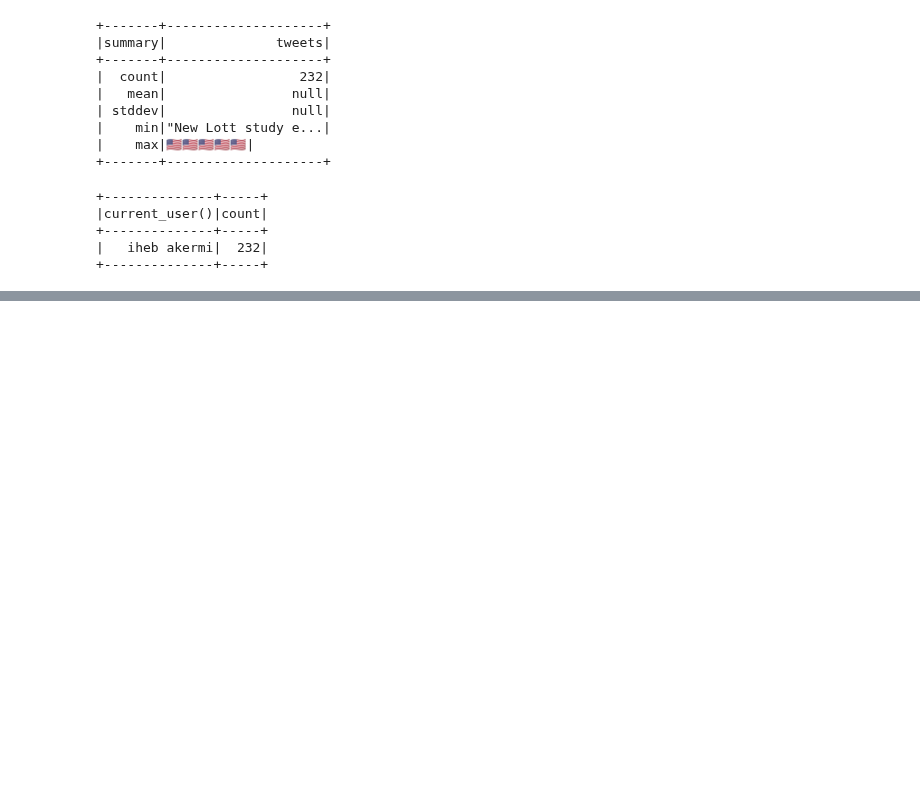
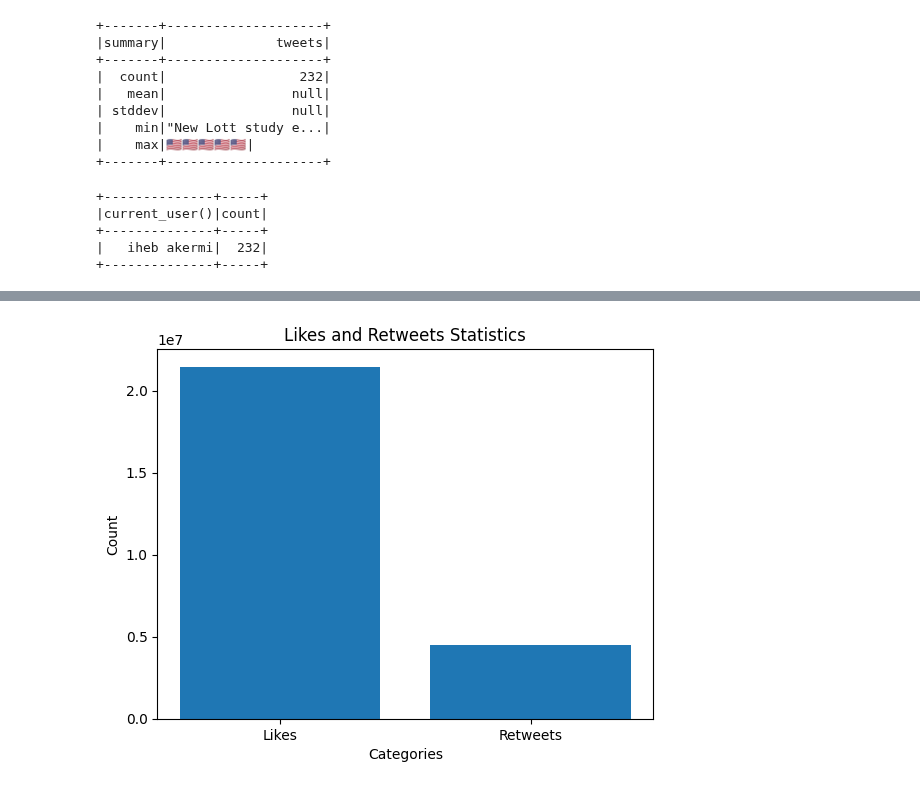
Before and after one commit to iheeebak/realtimestreming, a Jupyter notebook: twitter_streaming_2023.ipynb, the cells around one changed output, grey strips where cells are left out. Drawn from its saved outputs; the diff is of its cells as text; code cells hidden in the pictures; blank space fills up the shorter version.

```diff
--- a/twitter_streaming_2023.ipynb
+++ b/twitter_streaming_2023.ipynb
@@ -295,3 +295,32 @@ df.show(100)
 |1345509505946234881|126|2021-01-03 00:17:19|  Twitter for iPhone|     0|   14072|RT @HawleyMO: Gla...|        0|
 +-------------------+---+-------------------+--------------------+------+--------+--------------------+---------+
 only showing top 100 rows
+# %%
+import pyspark.sql.functions as F
+from pyspark.sql import SparkSession
+import matplotlib.pyplot as plt
+
+
+
+# Sélectionner les colonnes pertinentes (likes et retweets)
+data = df.select('likes', 'retweets')
+
+# Agréger les statistiques en utilisant Spark SQL
+stats = df.agg(F.sum('likes').alias('total_likes'), F.sum('retweets').alias('total_retweets')).first()
+
+
+# Extraire les valeurs des statistiques
+total_likes = stats['total_likes']
+total_retweets = stats['total_retweets']
+
+# Tracer le graphique à barres
+categories = ['Likes', 'Retweets']
+values = [total_likes, total_retweets]
+
+plt.bar(categories, values)
+plt.xlabel('Categories')
+plt.ylabel('Count')
+plt.title('Likes and Retweets Statistics')
+plt.show()
+# %% [output]
+[figure, added]
```
Also changed, not shown: parts of 4 cells of this notebook.
